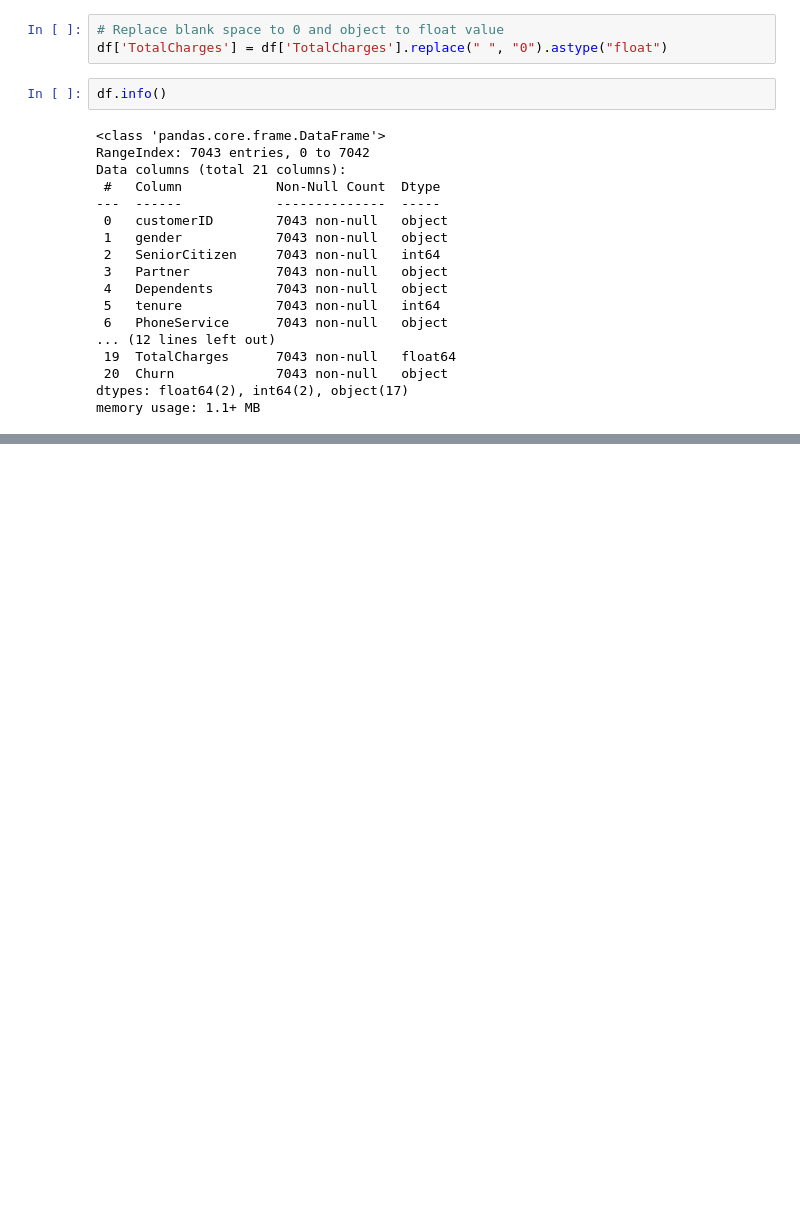
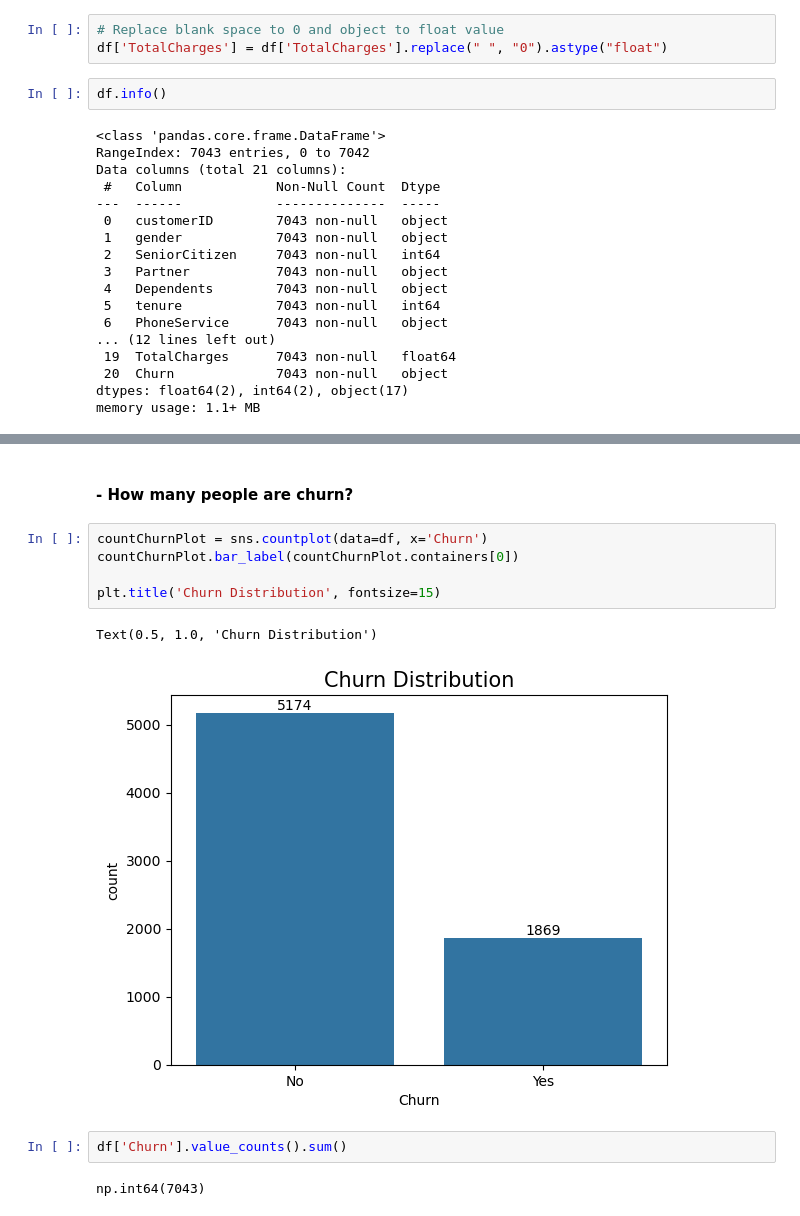
Before and after one commit to arFaisal043/Python_EDA_Project, a Jupyter notebook: Python_EDA_Project.ipynb, the cells around one changed output, grey strips where cells are left out. Drawn from its saved outputs; the diff is of its cells as text; blank space fills up the shorter version.

```diff
--- a/Python_EDA_Project.ipynb
+++ b/Python_EDA_Project.ipynb
@@ -143,0 +154,14 @@ memory usage: 1.1+ MB
+# %% [markdown]
+#### - How many people are churn?
+# %%
+countChurnPlot = sns.countplot(data=df, x='Churn')
+countChurnPlot.bar_label(countChurnPlot.containers[0])
+
+plt.title('Churn Distribution', fontsize=15)
+# %% [output]
+Text(0.5, 1.0, 'Churn Distribution')
+[figure, added]
+# %%
+df['Churn'].value_counts().sum()
+# %% [output]
+np.int64(7043)
```
Also changed, not shown: parts of 32 cells of this notebook.
